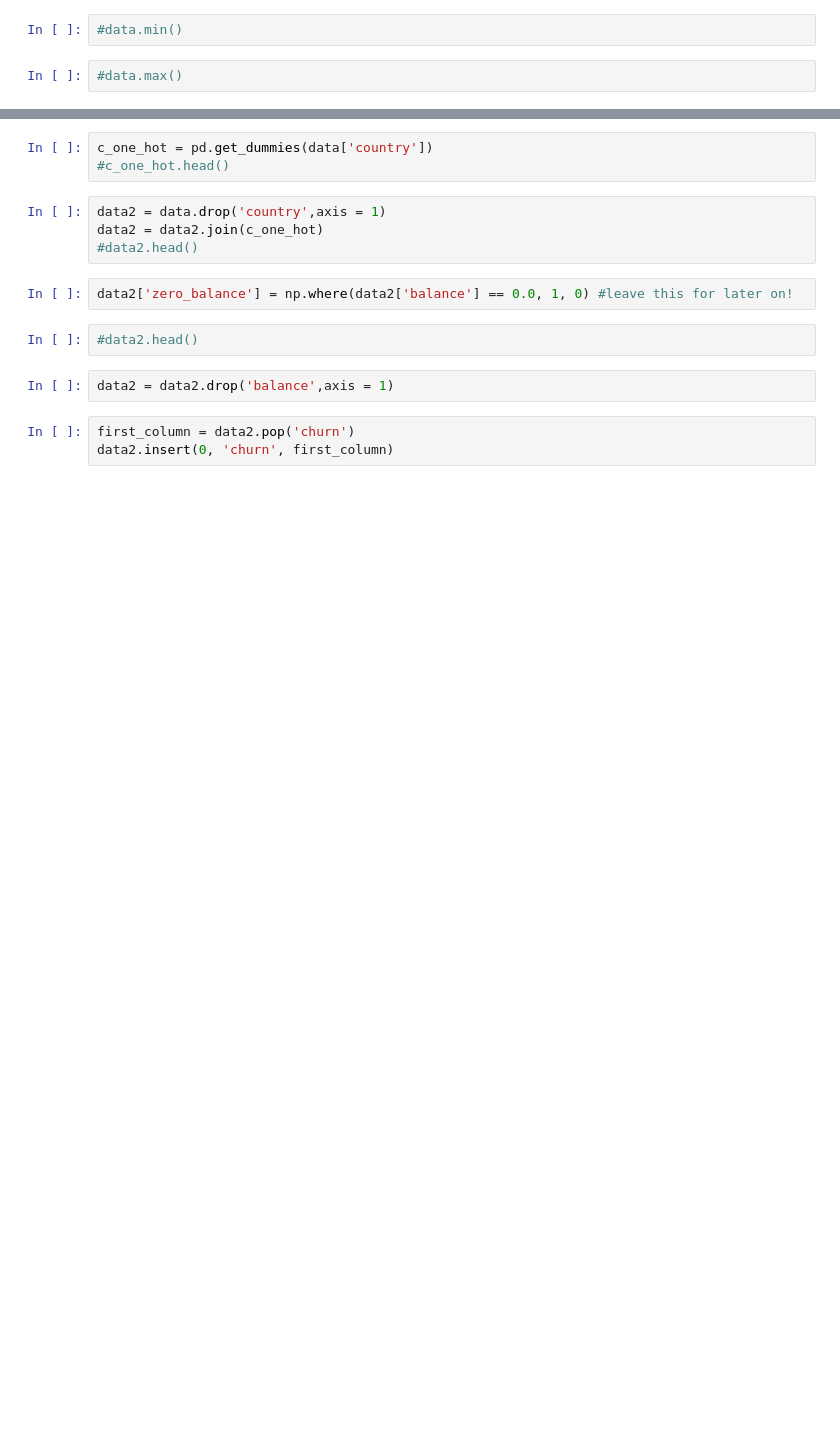
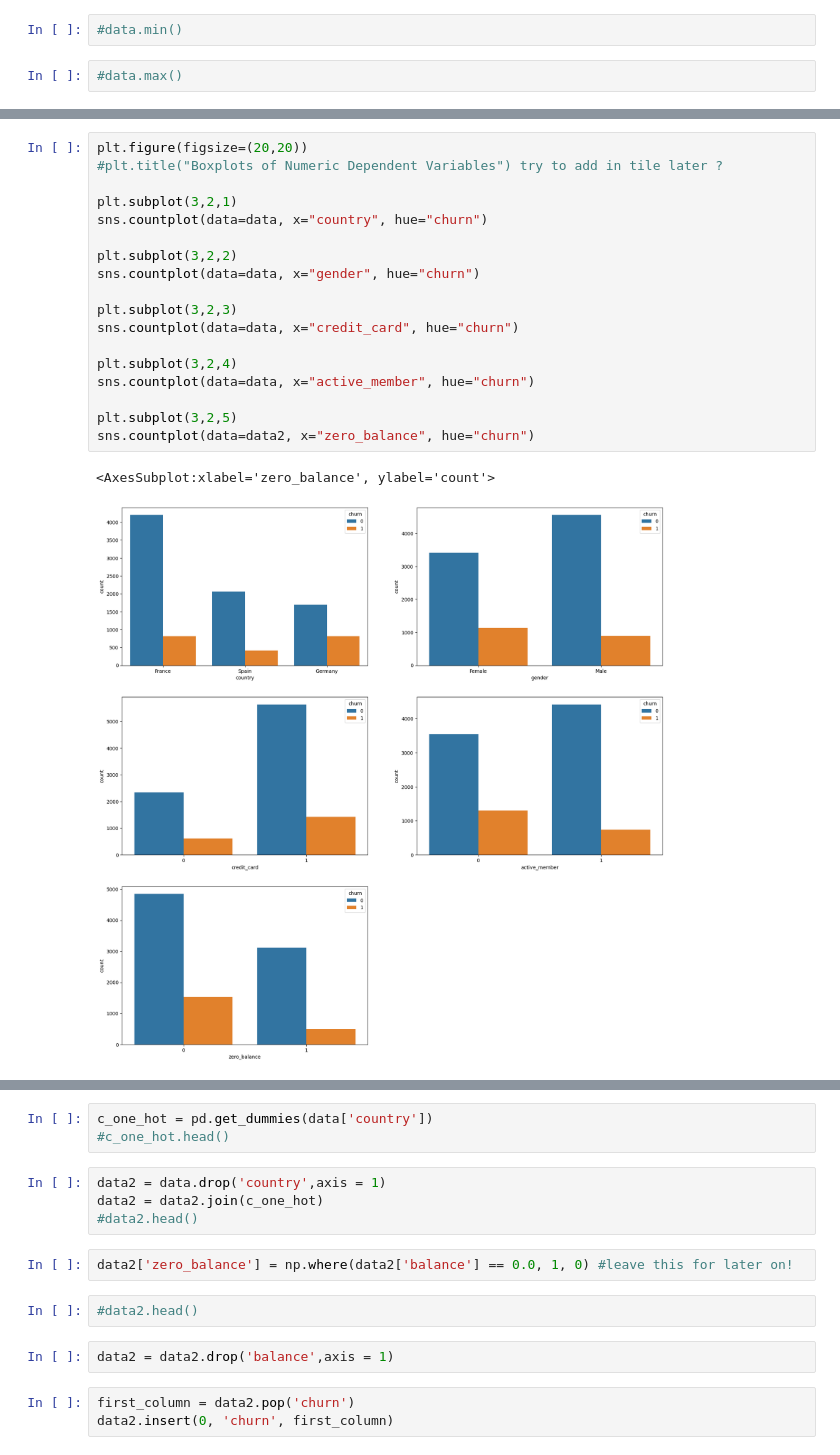
Before and after one commit to mmwitters/CDA_Project, a Jupyter notebook: Final Project.ipynb, the cells around one changed output, grey strips where cells are left out. Cells and saved outputs as stored; diff of their text form; blank space fills up the shorter version.

```diff
--- a/Final Project.ipynb
+++ b/Final Project.ipynb
@@ -85,3 +128,24 @@ data['churn'].value_counts()
+# %%
+plt.figure(figsize=(20,20))
+#plt.title("Boxplots of Numeric Dependent Variables") try to add in tile later ?
+
+plt.subplot(3,2,1)
+sns.countplot(data=data, x="country", hue="churn")
+
+plt.subplot(3,2,2)
+sns.countplot(data=data, x="gender", hue="churn")
+
+plt.subplot(3,2,3)
+sns.countplot(data=data, x="credit_card", hue="churn")
+
+plt.subplot(3,2,4)
+sns.countplot(data=data, x="active_member", hue="churn")
+
+plt.subplot(3,2,5)
+sns.countplot(data=data2, x="zero_balance", hue="churn")
+# %% [output]
+<AxesSubplot:xlabel='zero_balance', ylabel='count'>
+[figure, added]
 # %%
 g_one_hot = pd.get_dummies(data['gender'])
 g_one_hot.head()
```
Also changed, not shown: parts of 18 cells of this notebook.
